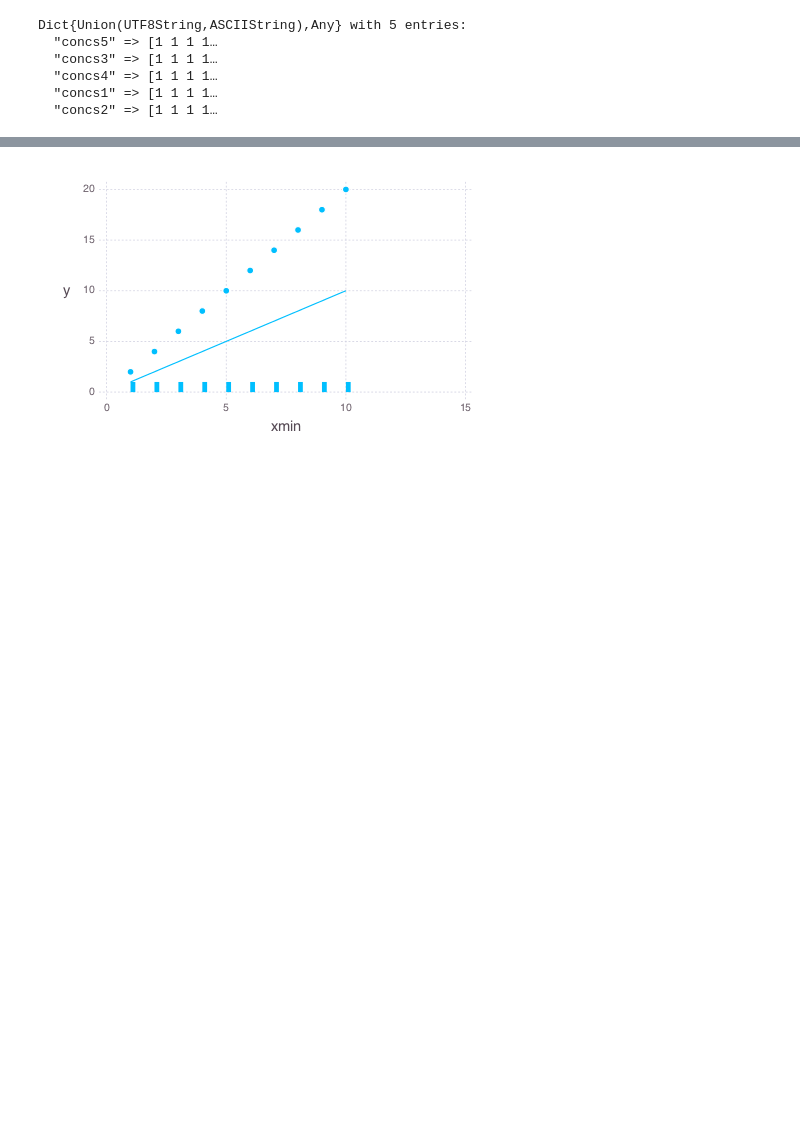
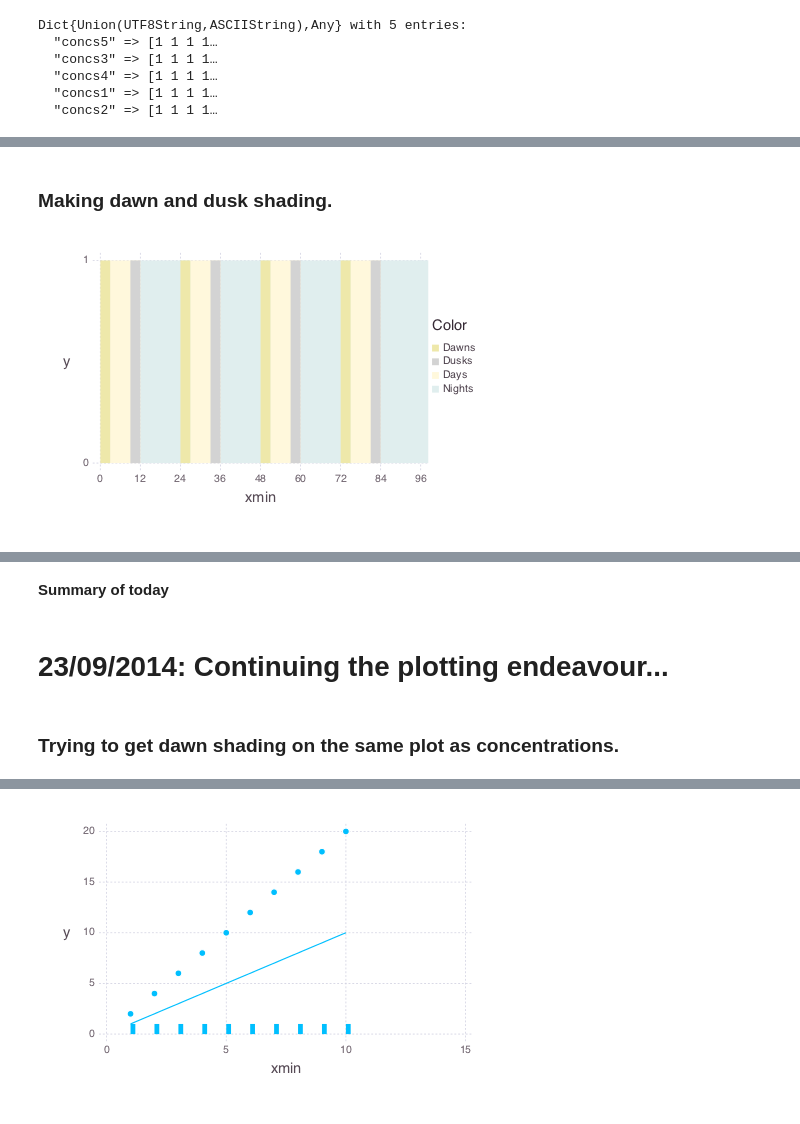
Before and after one commit to Treblesteph/network_evo, a Jupyter notebook: Lab Book.ipynb, the cells around one changed output, grey strips where cells are left out. Cells and saved outputs as stored; diff of their text form; code cells hidden in the pictures; blank space fills up the shorter version.

```diff
--- a/Lab Book.ipynb
+++ b/Lab Book.ipynb
@@ -79,0 +133,30 @@ Dict{Union(UTF8String,ASCIIString),Any} with 5 entries:
+# %% [markdown]
+### Making dawn and dusk shading.
+# %%
+include("evolveclock.jl")
+import(clockga)
+# Dawns
+DAYS = clockga.DAYS
+DAWNS = clockga.DAWNS
+DUSKS = clockga.DUSKS
+DAYS_START = (DAWNS[:, size(DAWNS,2)] + 1) / 60
+DAYS_END = DAYS[:, size(DAYS,2)] / 60
+NIGHTS_START = DAYS_END + 1/60
+NIGHTS_END = 24 + DAYS_START - 1/60
+DAWNS_START = DAWNS[:, 1] / 60
+DAWNS_END = DAWNS[:, size(DAWNS,2)] / 60
+DUSKS_START = DUSKS[:, 1] / 60
+DUSKS_END = DUSKS[:, size(DUSKS,2)] / 60
+plot(xmin = [DAWNS_START, DUSKS_START, DAYS_START, NIGHTS_START],
+     xmax = [DAWNS_END, DUSKS_END, DAYS_END, NIGHTS_END],
+     Scale.x_continuous(minvalue=0, maxvalue=96),
+     y = ones(size(DAWNS,1) +
+              size(DUSKS,1) +
+              size(DAYS,1) +
+              size(DAYS,1)),
+     color = repeat(["Dawns", "Dusks", "Days", "Nights"], inner=[4]),
+Scale.discrete_color_manual("palegoldenrod", "lightgrey", "cornsilk", "azure2"),
+     Guide.xticks(ticks=[0:12:96]), Guide.yticks(ticks=[0,1]),
+     Geom.bar)
+# %% [output]
+[figure, added]
@@ -80 +164,7 @@ Dict{Union(UTF8String,ASCIIString),Any} with 5 entries:
+# %% [markdown]
+**Summary of today**
+# %% [markdown]
+# 23/09/2014: Continuing the plotting endeavour...
+# %% [markdown]
+### Trying to get dawn shading on the same plot as concentrations.
 # %%
```
Also changed, not shown: parts of 14 cells of this notebook.
